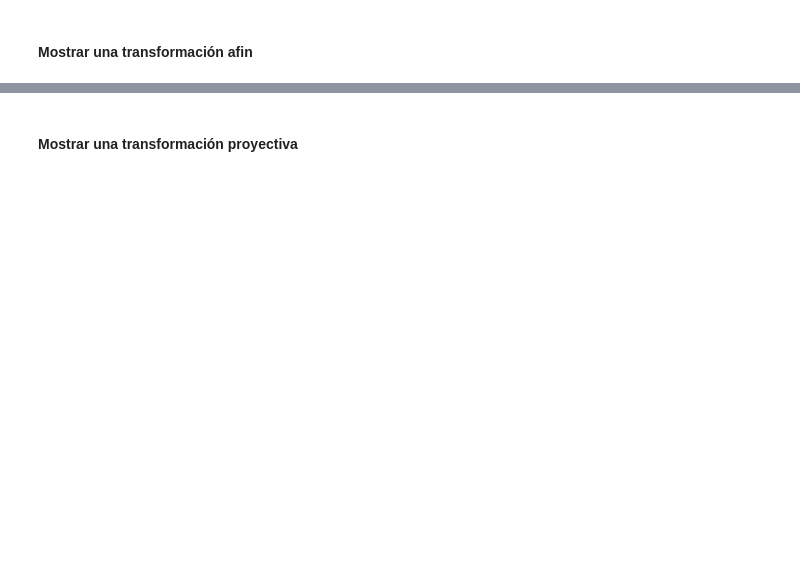
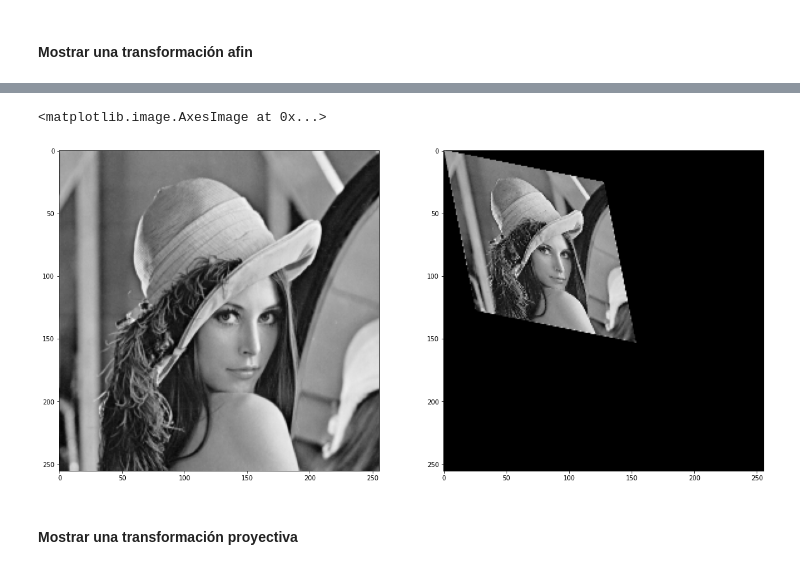
Before and after one commit to victoriatournier/timag, a Jupyter notebook: timag_2023_entregable_2/timag-2023-entregable2.ipynb, the cells around one changed output, grey strips where cells are left out. Cells and saved outputs as stored; diff of their text form; code cells hidden in the pictures; blank space fills up the shorter version.

```diff
--- a/timag_2023_entregable_2/timag-2023-entregable2.ipynb
+++ b/timag_2023_entregable_2/timag-2023-entregable2.ipynb
@@ -260,2 +284,19 @@ axs[1].imshow(I_bilineal,cmap="gray")
+# %%
+filenames = [dir_base_imagenes+'lena.bmp']
+
+I = cv2.imread(filenames[0])
+I=I[:,:,0]
+T1 = np.array([
+    [0.5, 0.1, 0],
+    [0.1, 0.5,0],
+    [0, 0, 1]
+])
+I_bilineal=transformar(I, T1, tipo_interpolacion='bilineal', color_de_fondo=0)
+fig, axs = plt.subplots(1,2,figsize=(20,20))
+axs[0].imshow(I,cmap="gray")
+axs[1].imshow(I_bilineal,cmap="gray")
+# %% [output]
+<matplotlib.image.AxesImage at 0x...>
+[figure, added]
 # %% [markdown]
 #### Mostrar una transformación proyectiva
```
Also changed, not shown: parts of 11 cells of this notebook.
